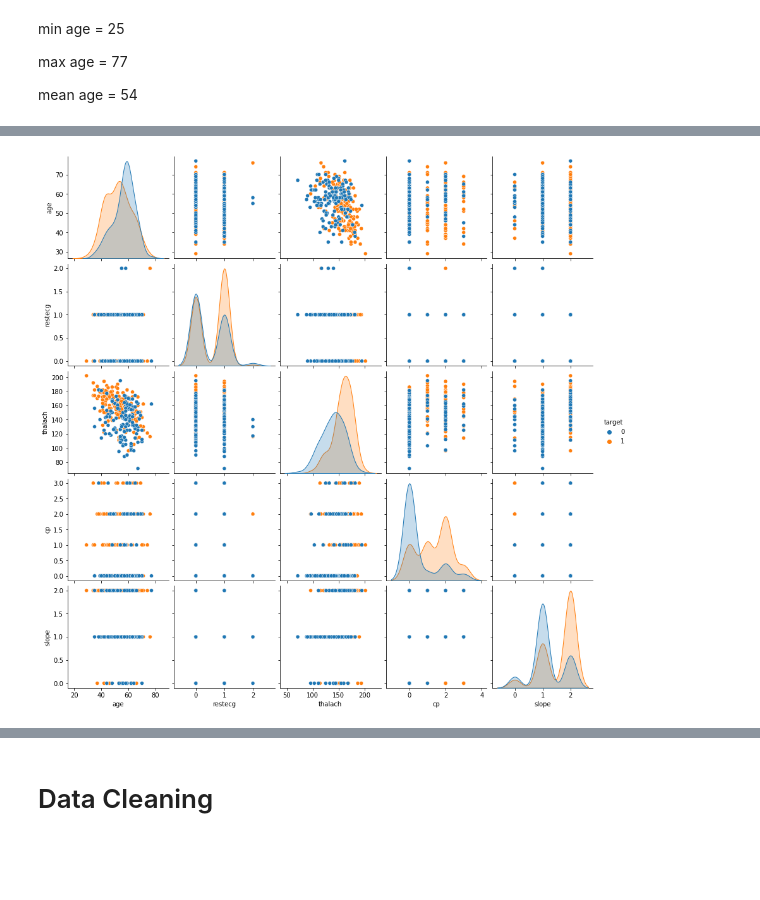
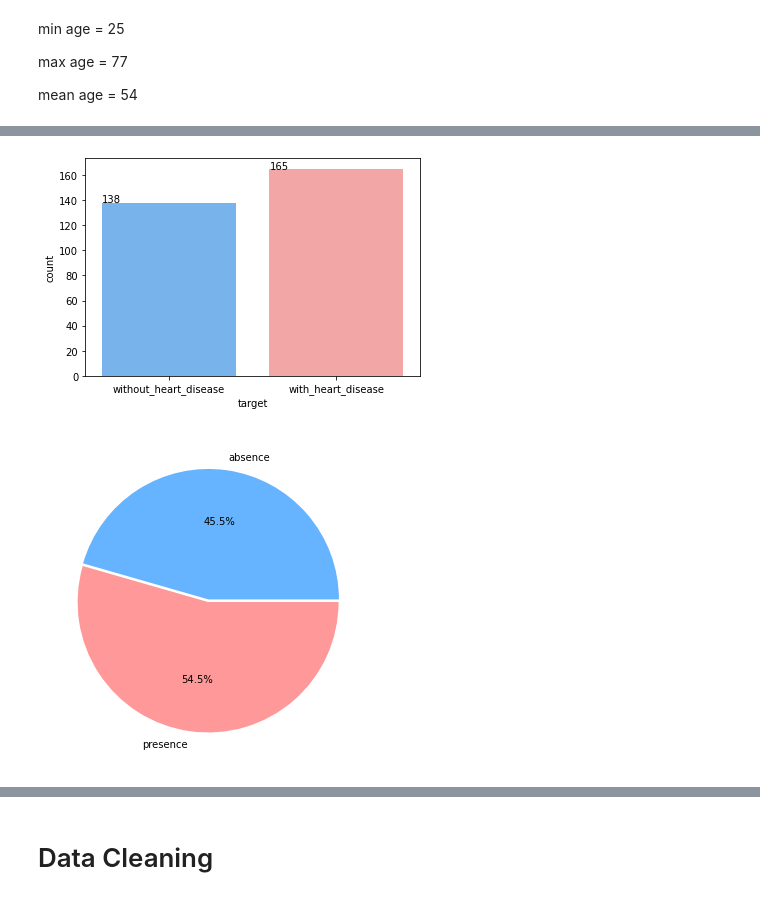
Before and after one commit to Edyzane/Avengers, a Jupyter notebook: Case Study 2 - Submission/Case Study 2 Heart Disease Prediction - Avengers.ipynb, the cells around one changed output, grey strips where cells are left out. Saved outputs shown, nothing was run; the diff lists cells and outputs as text; code cells hidden in the pictures; blank space fills up the shorter version.

```diff
--- a/Case Study 2 - Submission/Case Study 2 Heart Disease Prediction - Avengers.ipynb
+++ b/Case Study 2 - Submission/Case Study 2 Heart Disease Prediction - Avengers.ipynb
@@ -237,4 +133,25 @@ sns.scatterplot(x='age',y='restecg',data=df,hue='target');
-# %%
-sns.pairplot(data=df_simp,hue='target');
-# %% [output]
-[figure, removed]
+# %%
+colors = ['#66b3ff','#ff9999']
+# %%
+ax=sns.countplot(x='target',data=df,palette=colors)
+ax.set_xticklabels(['without_heart_disease',"with_heart_disease"]);
+
+for p in ax.patches:
+    txt = str(p.get_height().round(2))
+    txt_x = p.get_x()
+    txt_y = p.get_height()
+    ax.text(txt_x,txt_y,txt);
+
+# the dataset had more patient with heart disease
+# %% [output]
+[figure, added]
+# %%
+presence =[138,165]
+labels = ['absence',"presence"]
+
+plt.figure(figsize=(12,6))
+plt.axis=['equal']
+explode = (0.01,0.01)
+plt.pie(presence,labels=labels,radius=1.0,autopct='%0.1f%%',colors=colors,explode=explode);
+# %% [output]
+[figure, added]
```
Also changed, not shown: parts of 50 cells of this notebook, 4 other files.
